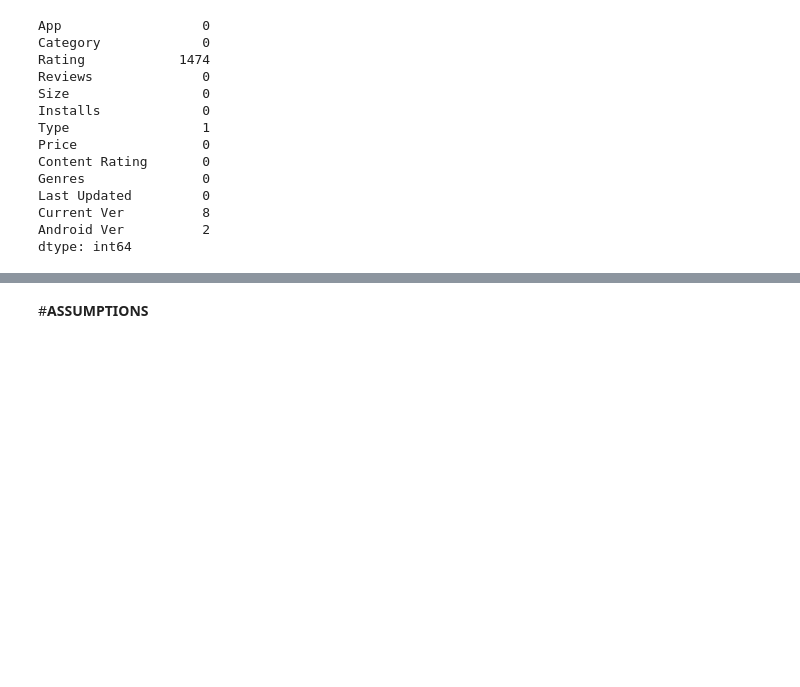
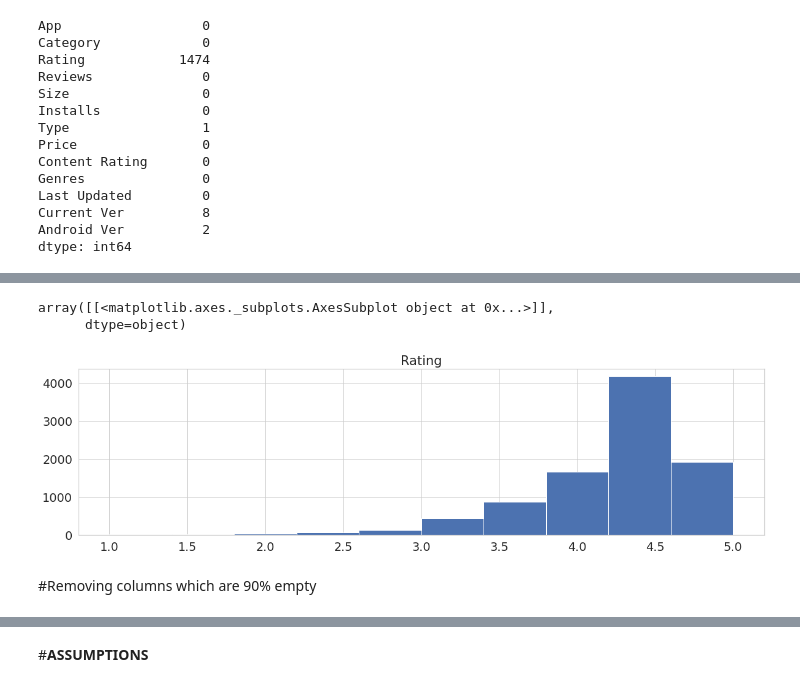
Before and after one commit to Harisha-AlmaBetter/Play-Store-Analysis-EDA-AlmaBetter, a Jupyter notebook: Play_Store_App_Review_Analysis_Capstone_Project_Harisha.ipynb, the cells around one changed output, grey strips where cells are left out. Saved outputs shown, nothing was run; the diff lists cells and outputs as text; code cells hidden in the pictures; blank space fills up the shorter version.

```diff
--- a/Play_Store_App_Review_Analysis_Capstone_Project_Harisha.ipynb
+++ b/Play_Store_App_Review_Analysis_Capstone_Project_Harisha.ipynb
@@ -220,0 +239,8 @@ NameError: ignored
+# %%
+apps_df.hist()
+# %% [output]
+array([[<matplotlib.axes._subplots.AxesSubplot object at 0x...>]],
+      dtype=object)
+[figure, added]
+# %% [markdown]
+#Removing columns which are 90% empty
```
Also changed, not shown: parts of 27 cells of this notebook.
